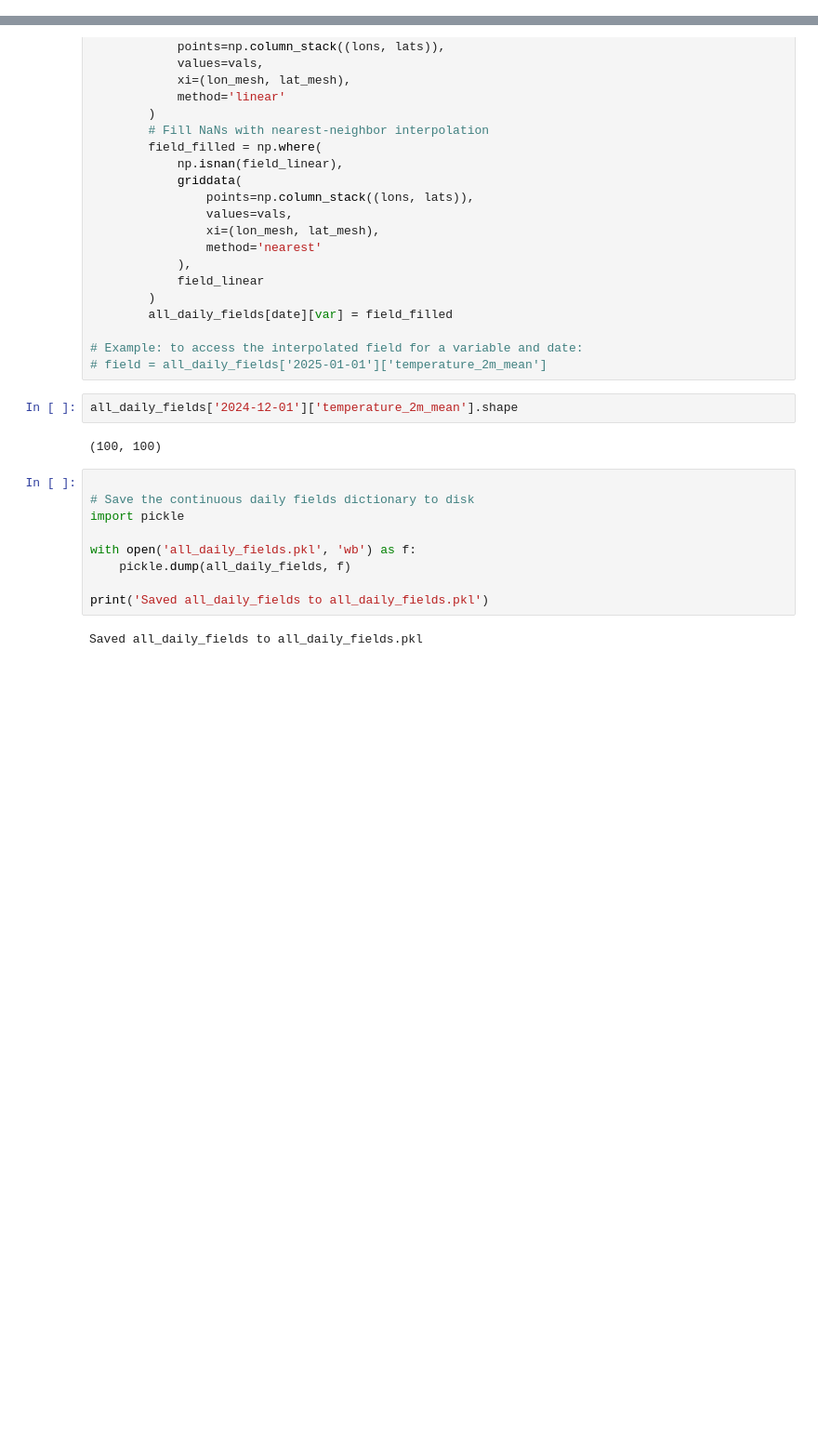
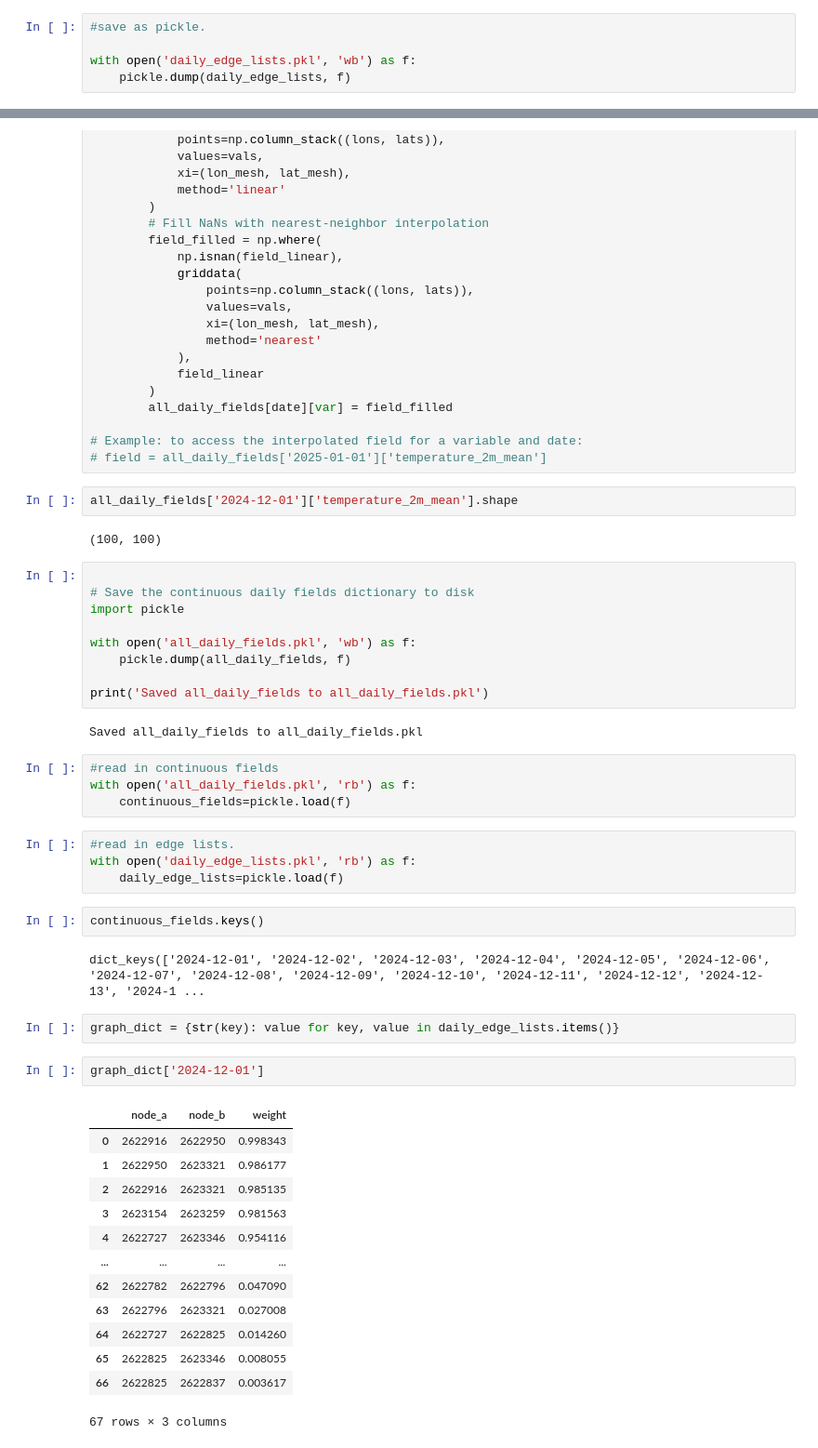
Before and after one commit to moundong19/Korea-Research, a Jupyter notebook: Graph_construction.ipynb, the cells around one changed output, grey strips where cells are left out. Shown at 93% size. Cells and saved outputs as stored; diff of their text form; blank space fills up the shorter version.

```diff
--- a/Graph_construction.ipynb
+++ b/Graph_construction.ipynb
@@ -312,6 +312,11 @@ Undirected edges for 2024-12-01:
 len(daily_edge_lists.keys())
 # %% [output]
 274
+# %%
+#save as pickle.
+
+with open('daily_edge_lists.pkl', 'wb') as f:
+    pickle.dump(daily_edge_lists, f)
 # %%
 
 #draw maps with networks.
@@ -1163,3 +1168,33 @@ with open('all_daily_fields.pkl', 'wb') as f:
 print('Saved all_daily_fields to all_daily_fields.pkl')
 # %% [output]
 Saved all_daily_fields to all_daily_fields.pkl
+# %%
+#read in continuous fields
+with open('all_daily_fields.pkl', 'rb') as f:
+    continuous_fields=pickle.load(f)
+# %%
+#read in edge lists.
+with open('daily_edge_lists.pkl', 'rb') as f:
+    daily_edge_lists=pickle.load(f)
+# %%
+continuous_fields.keys()
+# %% [output]
+dict_keys(['2024-12-01', '2024-12-02', '2024-12-03', '2024-12-04', '2024-12-05', '2024-12-06', '2024-12-07', '2024-12-08', '2024-12-09', '2024-12-10', '2024-12-11', '2024-12-12', '2024-12-13', '2024-1 ...
+# %%
+graph_dict = {str(key): value for key, value in daily_edge_lists.items()}
+# %%
+graph_dict['2024-12-01']
+# %% [output]
+|  | node_a | node_b | weight |
+| 0 | 2622916 | 2622950 | 0.998343 |
+| 1 | 2622950 | 2623321 | 0.986177 |
+| 2 | 2622916 | 2623321 | 0.985135 |
+| 3 | 2623154 | 2623259 | 0.981563 |
+| 4 | 2622727 | 2623346 | 0.954116 |
+| ... | ... | ... | ... |
+| 62 | 2622782 | 2622796 | 0.047090 |
+| 63 | 2622796 | 2623321 | 0.027008 |
+| 64 | 2622727 | 2622825 | 0.014260 |
+| 65 | 2622825 | 2623346 | 0.008055 |
+| 66 | 2622825 | 2622837 | 0.003617 |
+67 rows × 3 columns
```
Also changed, not shown: parts of 9 cells of this notebook.
